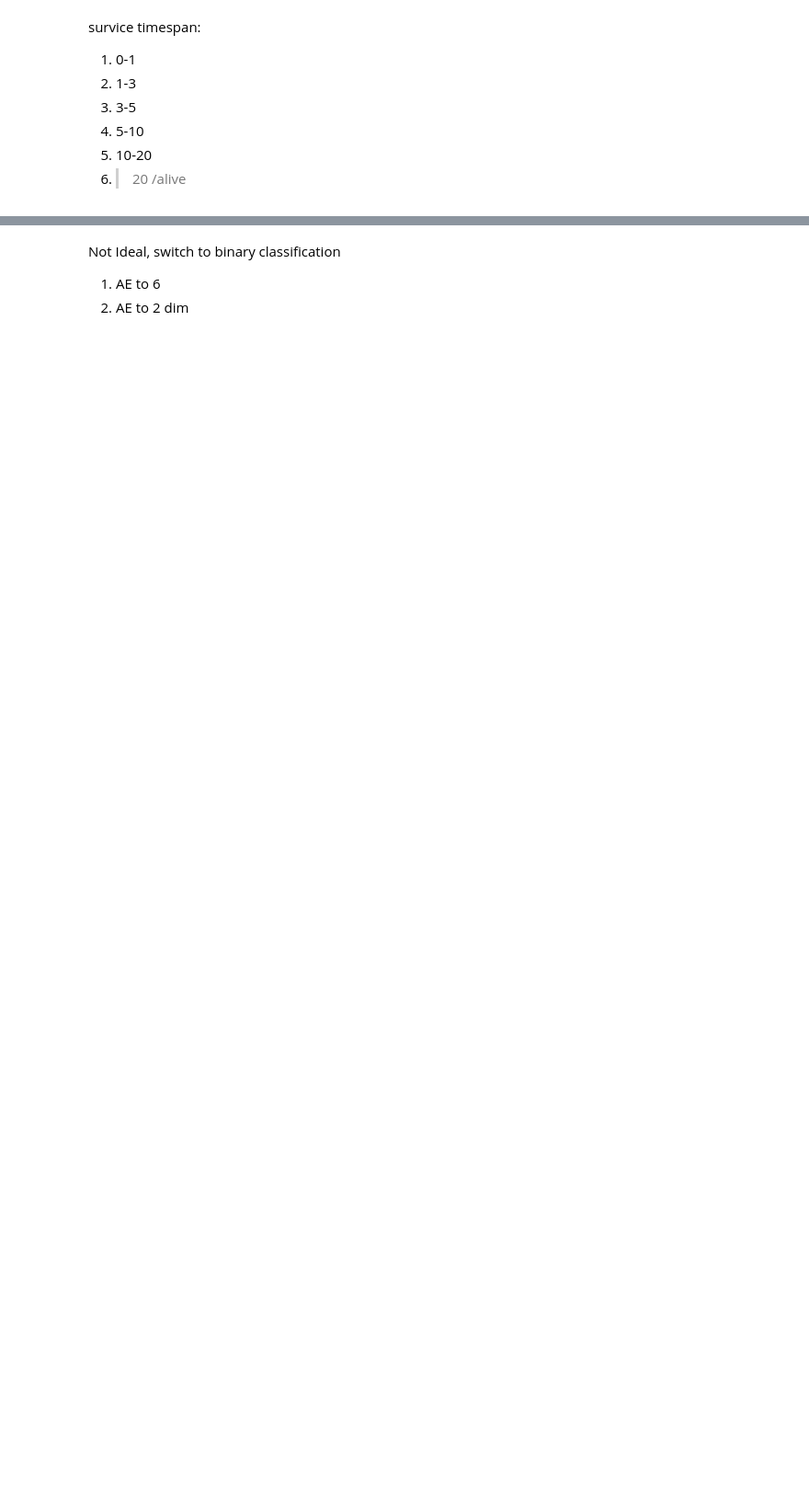
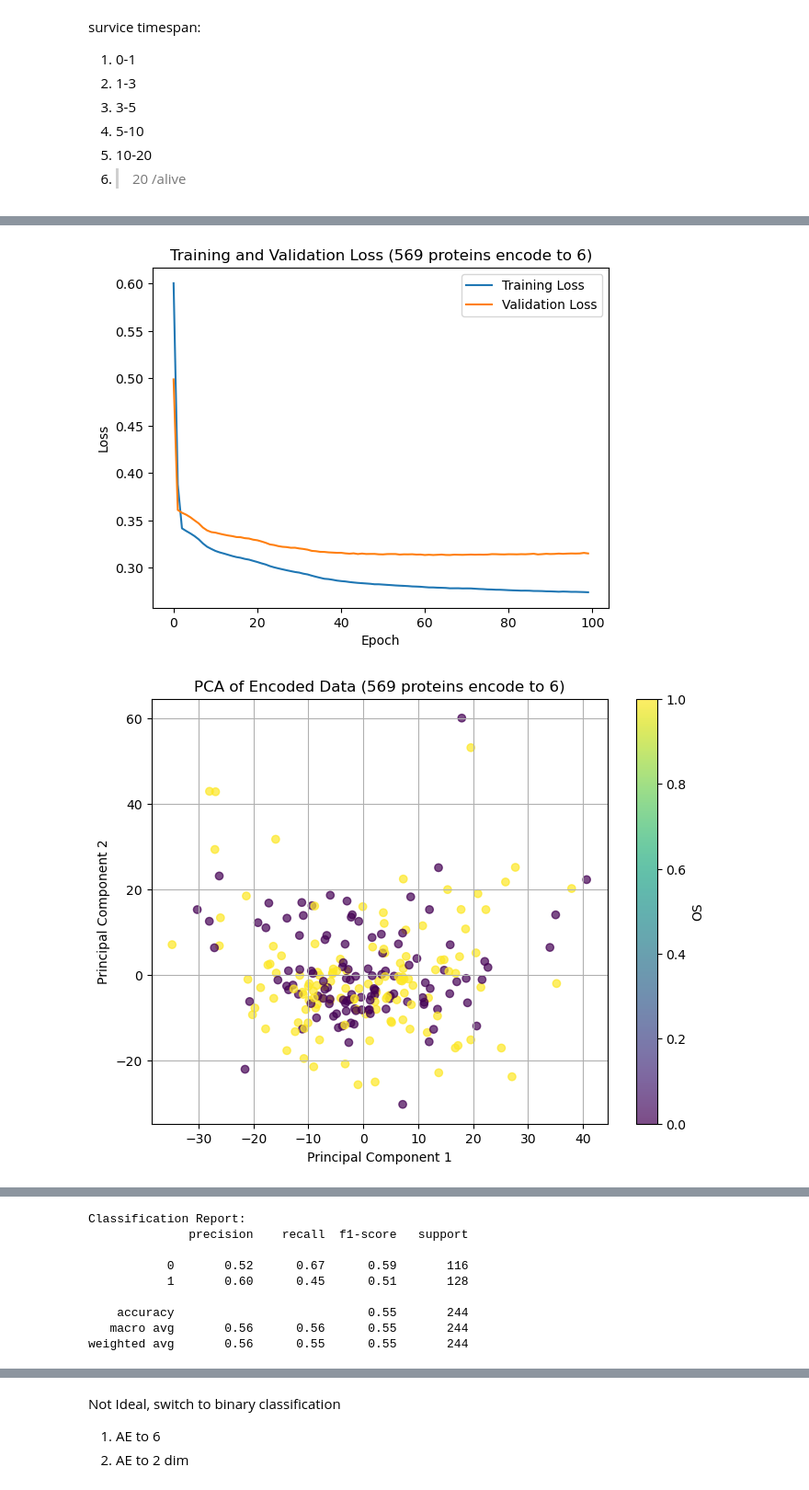
Before and after one commit to smgjch/HSAE, a Jupyter notebook: dataProcess.ipynb, the cells around one changed output, grey strips where cells are left out. Shown at 92% size. Cells and saved outputs as stored; diff of their text form; code cells hidden in the pictures; blank space fills up the shorter version.

```diff
--- a/dataProcess.ipynb
+++ b/dataProcess.ipynb
@@ -556,5 +605,10 @@ class AE():
 # %%
-AE_inputation = AE(X_train,X_test,6,"569 proteins encode to 6")
+AE_inputation = AE(X_train=X_train,X_test=X_test,y_train=y_train,y_test=y_test,bottleneck = 6,type = "(569 proteins encode to 6)")
 AE_inputation.train()
 AE_inputation.plot()
+AE_inputation.do_PCA(2)
+AE_inputation.do_PCA(3)
+AE_inputation.do_Kmean()
+AE_inputation.do_RF(binary=True)
+AE_inputation.do_SVM(binary=True)
 # %% [output]
@@ -561,0 +632,2 @@ NameError: name 'AE' is not defined
+[figure, added]
+[figure, added]
@@ -561,0 +635,9 @@ NameError: name 'AE' is not defined
+Classification Report:
+              precision    recall  f1-score   support
+
+           0       0.52      0.67      0.59       116
+           1       0.60      0.45      0.51       128
+
+    accuracy                           0.55       244
+   macro avg       0.56      0.56      0.55       244
+weighted avg       0.56      0.55      0.55       244
```
Also changed, not shown: parts of 27 cells of this notebook.
